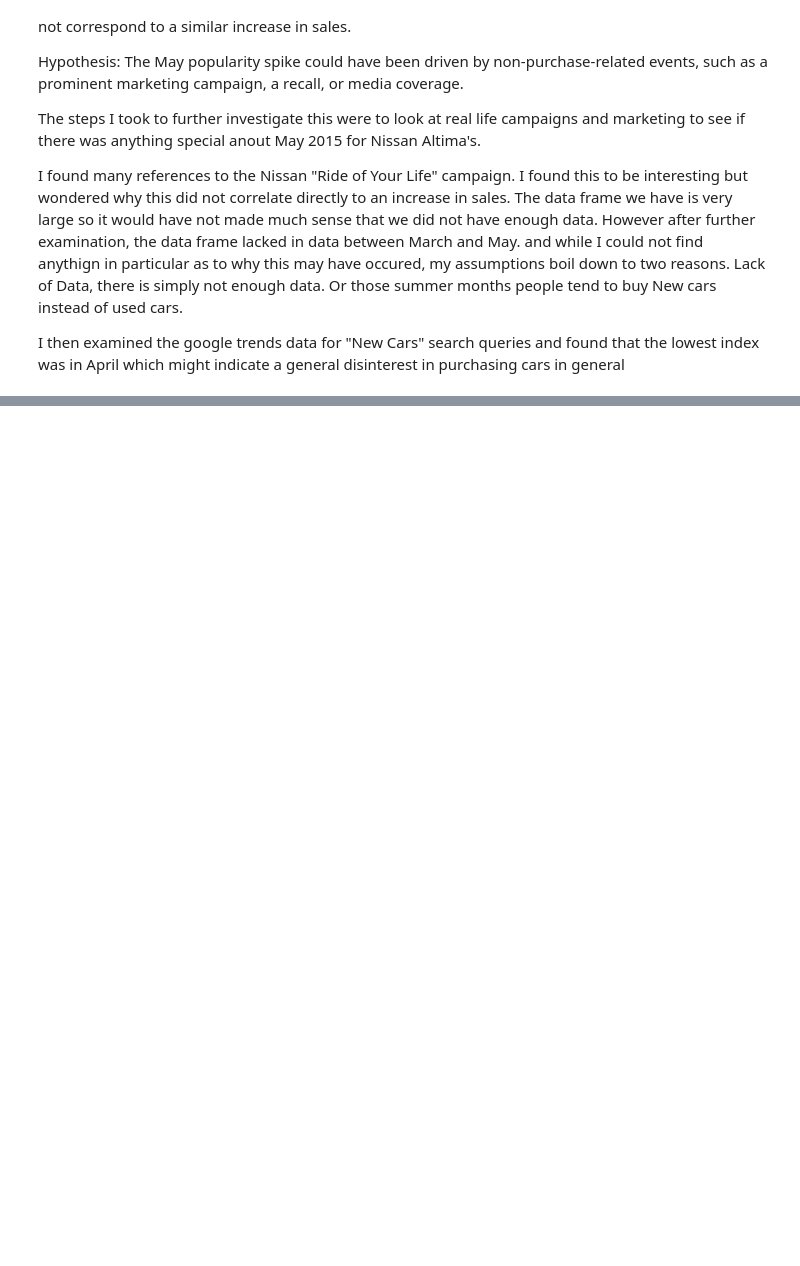
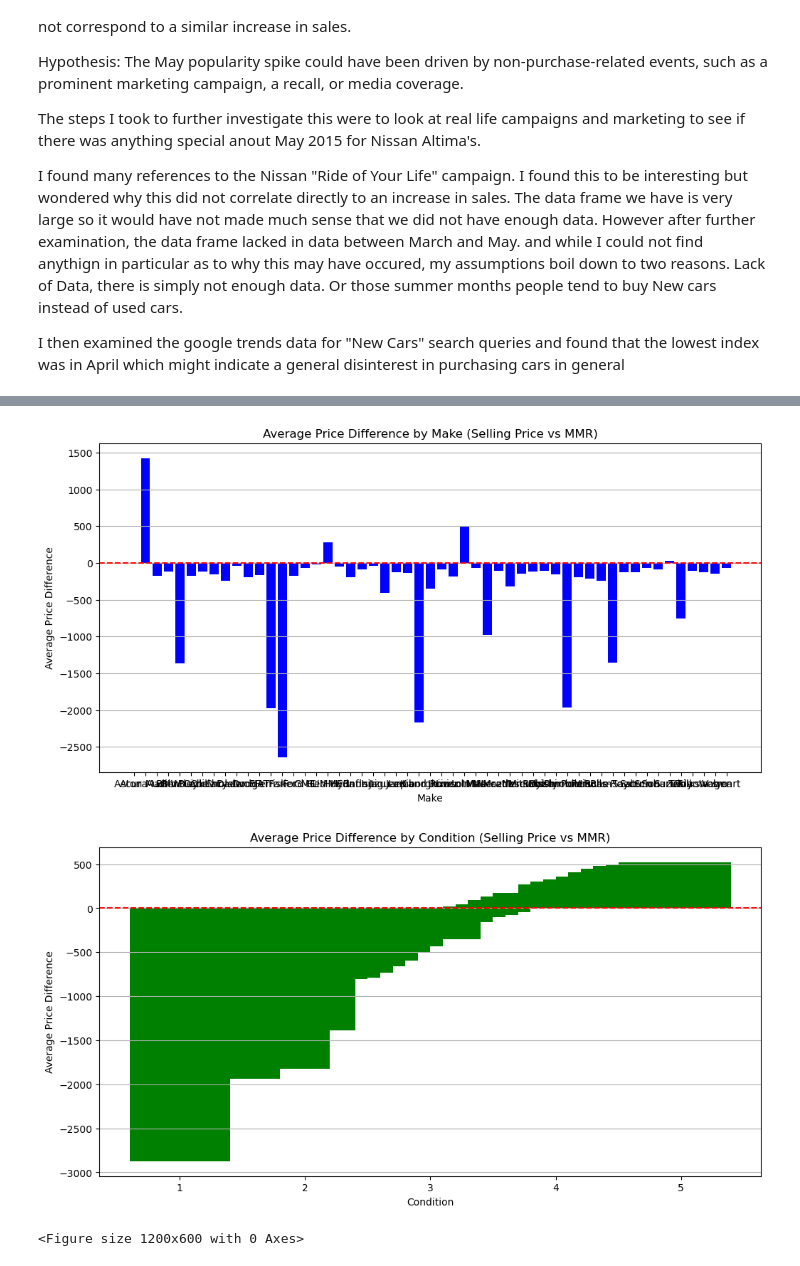
Before and after one commit to VicentePina7210/Car-Auction-Data-Analysis-Project, a Jupyter notebook: notebooks/investigations.ipynb, the cells around one changed output, grey strips where cells are left out. Drawn from its saved outputs; the diff is of its cells as text; code cells hidden in the pictures; blank space fills up the shorter version.

```diff
--- a/notebooks/investigations.ipynb
+++ b/notebooks/investigations.ipynb
@@ -274,0 +280,65 @@ I then examined the google trends data for "New Cars" search queries and found t
+# %%
+car_df['price_diff'] = car_df['sellingprice'] - car_df['mmr']
+
+# Average Price Difference by Make
+avg_price_diff_make = car_df.groupby('make')['price_diff'].mean().reset_index()
+avg_price_diff_make.rename(columns={'price_diff': 'avg_price_diff'}, inplace=True)
+
+plt.figure(figsize=(12, 6))
+plt.bar(avg_price_diff_make['make'], avg_price_diff_make['avg_price_diff'], color='blue')
+plt.axhline(0, color='red', linestyle='--')
+plt.title('Average Price Difference by Make (Selling Price vs MMR)')
+plt.xlabel('Make')
+plt.ylabel('Average Price Difference')
+plt.grid(axis='y')
+plt.show()
+
+# average Price Difference by condition
+avg_price_diff_condition = car_df.groupby('condition')['price_diff'].mean().reset_index()
+avg_price_diff_condition.rename(columns={'price_diff': 'avg_price_diff'}, inplace=True)
+
+plt.figure(figsize=(12, 6))
+plt.bar(avg_price_diff_condition['condition'], avg_price_diff_condition['avg_price_diff'], color='green')
+plt.axhline(0, color='red', linestyle='--')
+plt.title('Average Price Difference by Condition (Selling Price vs MMR)')
+plt.xlabel('Condition')
+plt.ylabel('Average Price Difference')
+plt.grid(axis='y')
+plt.show()
+
+# distribution of Price Differences by body Type
+plt.figure(figsize=(12, 6))
+car_df.boxplot(column='price_diff', by='body', grid=False)
+plt.axhline(0, color='red', linestyle='--')
+plt.title('Distribution of Price Differences by Body Type')
+plt.suptitle('')  # gets rid of thee automatic 'Boxplot grouped by body' title
+plt.xlabel('Body Type')
+plt.ylabel('Price Difference (Selling Price - MMR)')
+plt.show()
+
+# scatter Plot to figure out Odometer vs Price Difference
+plt.figure(figsize=(12, 6))
+plt.scatter(car_df['odometer'], car_df['price_diff'], alpha=0.5, color='blue')
+plt.axhline(0, color='red', linestyle='--')
+plt.title('Odometer vs. Price Difference (Selling Price - MMR)')
+plt.xlabel('Odometer')
+plt.ylabel('Price Difference')
+plt.grid()
+plt.show()
+
+# Get the Average Price Difference by State
+avg_price_diff_state = car_df.groupby('state')['price_diff'].mean().reset_index()
+avg_price_diff_state.rename(columns={'price_diff': 'avg_price_diff'}, inplace=True)
+
+plt.figure(figsize=(12, 6))
+plt.bar(avg_price_diff_state['state'], avg_price_diff_state['avg_price_diff'], color='purple')
+plt.axhline(0, color='red', linestyle='--')
+plt.title('Average Price Difference by State')
+plt.xlabel('State')
+plt.ylabel('Average Price Difference')
+plt.grid(axis='y')
+plt.show()
+# %% [output]
+[figure, added]
+[figure, added]
+<Figure size 1200x600 with 0 Axes>
```
Also changed, not shown: parts of 4 cells of this notebook.
